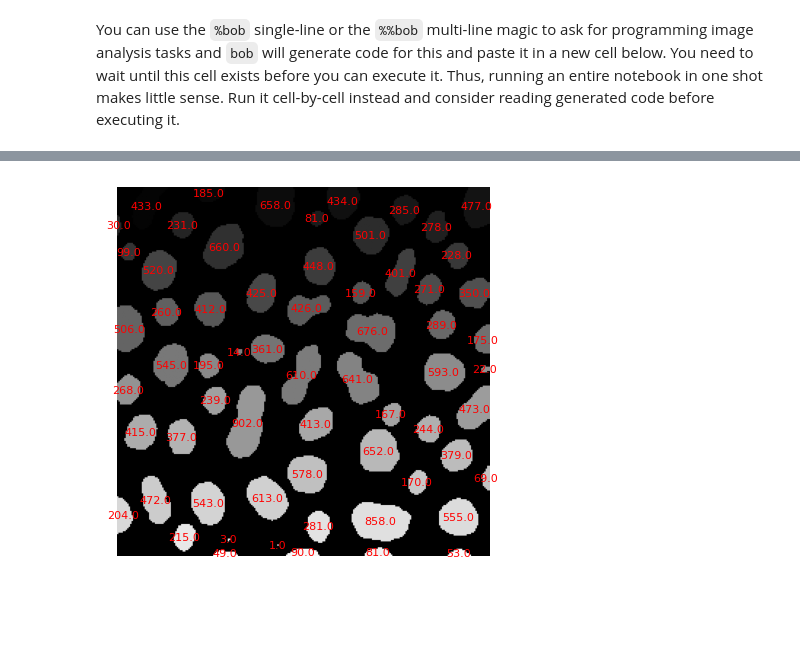
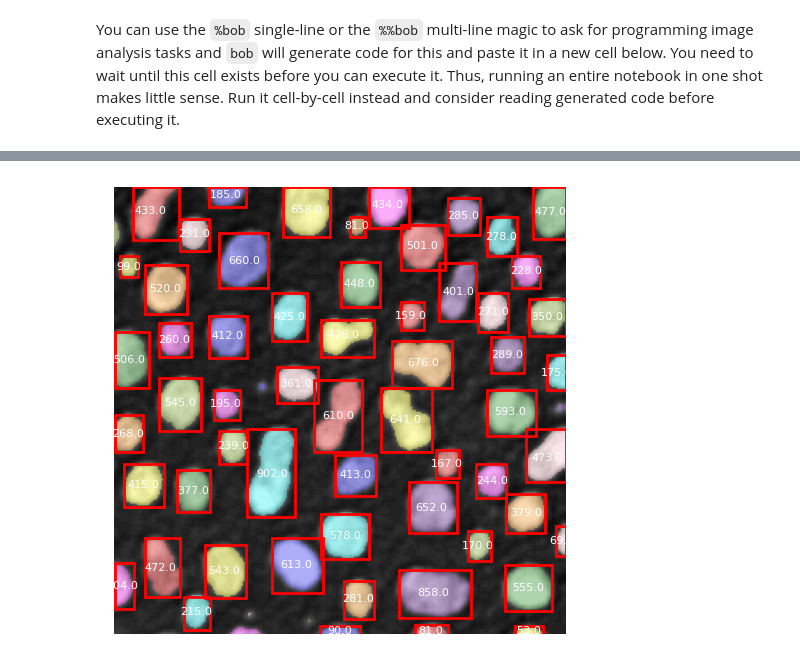
Before and after one commit to haesleinhuepf/BioImageAnalysisNotebooks, a Jupyter notebook: docs/07_prompt_engineering/40_bia_bob.ipynb, the cells around one changed output, grey strips where cells are left out. Saved outputs shown, nothing was run; the diff lists cells and outputs as text; code cells hidden in the pictures; blank space fills up the shorter version.

```diff
--- a/docs/07_prompt_engineering/40_bia_bob.ipynb
+++ b/docs/07_prompt_engineering/40_bia_bob.ipynb
@@ -55,36 +42,49 @@ Proceeding with the code for the steps:
-# %%
-from skimage.io import imread
-from skimage.filters import threshold_otsu
-from skimage.measure import label, regionprops
-import matplotlib.pyplot as plt
-
-# Load the image
-filename = '../../data/blobs.tif'
-image = imread(filename)
-
-# Segment the image using Otsu's threshold
-thresh = threshold_otsu(image)
-binary_mask = image > thresh
-
-# Label the image
-label_image = label(binary_mask)
-
-# Calculate properties of labeled regions
-properties = regionprops(label_image)
-
-# Print the area for each label on the image
-fig, ax = plt.subplots()
-ax.imshow(label_image, cmap='gray')
-
-for prop in properties:
-    y0, x0 = prop.centroid
-    area = prop.area
-    ax.text(x0, y0, str(area), fontsize=8, color='red', ha='center', va='center')
-
-ax.set_axis_off()
-plt.show()
-# %% [output]
-[figure, removed]
+# %%
+from skimage.io import imread
+from skimage.filters import threshold_otsu
+from skimage.measure import label, regionprops
+from skimage.color import label2rgb
+import matplotlib.pyplot as plt
+import numpy as np
+
+# Load the image
+image = imread('../../data/blobs.tif')
+
+# Apply Otsu's threshold
+thresh = threshold_otsu(image)
+binary = image > thresh
+
+# Label the image
+label_image = label(binary)
+
+# Measure properties of labeled regions
+properties = regionprops(label_image)
+
+# Annotate the image with area information
+annotated_image = label2rgb(label_image, image=image)
+
+fig, ax = plt.subplots()
+ax.imshow(annotated_image)
+
+for region in properties:
+    # take regions with large enough areas
+    if region.area >= 50:
+        # draw rectangle around segmented objects
+        minr, minc, maxr, maxc = region.bbox
+        rect = plt.Rectangle((minc, minr), maxc - minc, maxr - minr,
+                             fill=False, edgecolor='red', linewidth=2)
+        ax.add_patch(rect)
+
+        # print area on top of the nuclei-like objects
+        ax.text(region.centroid[1], region.centroid[0], f'{region.area}',
+                verticalalignment='center', horizontalalignment='center',
+                color='white', fontsize=8)
+
+ax.set_axis_off()
+plt.tight_layout()
+plt.show()
+# %% [output]
+[figure, added]
 # %%
 %%bob
 Take the segmented label image and expand the labels by 4 pixels. Show the resulting label image alone.
```
Also changed, not shown: parts of 8 cells of this notebook.
